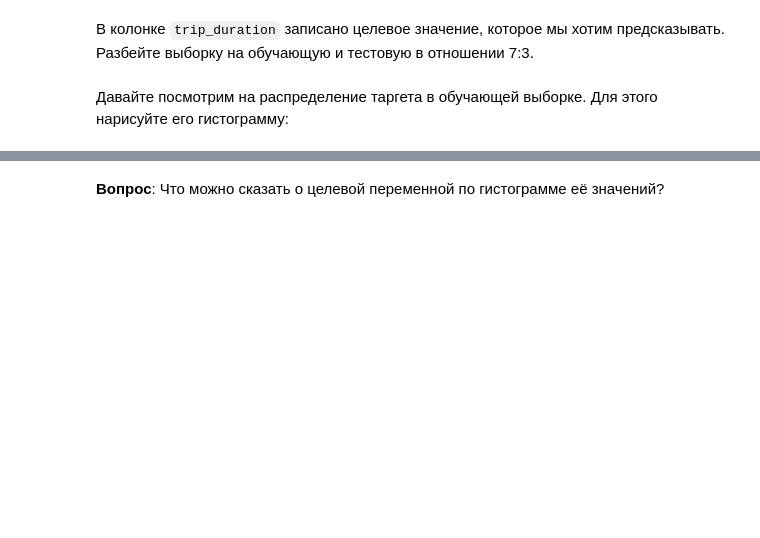
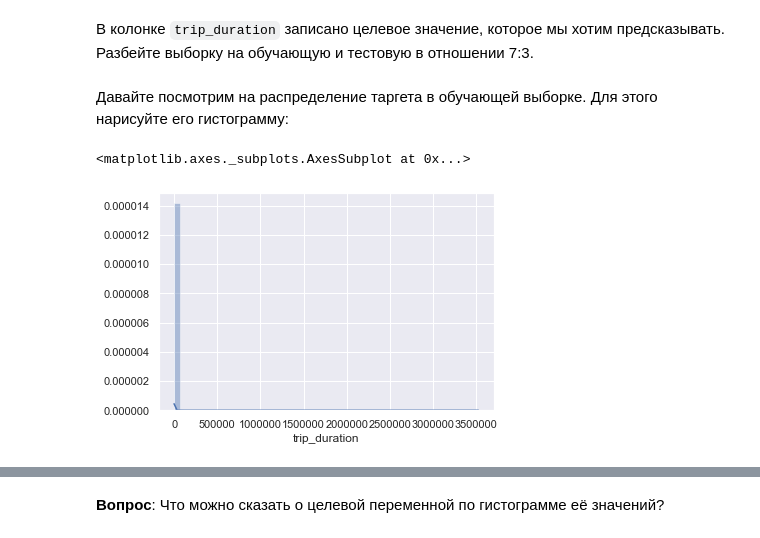
Before and after one commit to charzik/ml-hw, a Jupyter notebook: hw2/homework-practice-02.ipynb, the cells around one changed output, grey strips where cells are left out. Cells and saved outputs as stored; diff of their text form; code cells hidden in the pictures; blank space fills up the shorter version.

```diff
--- a/hw2/homework-practice-02.ipynb
+++ b/hw2/homework-practice-02.ipynb
@@ -57,0 +56,3 @@ sns.set(style="darkgrid")
+# %%
+data = pd.read_csv("nyc-taxi-trip-duration/train.csv")
+data.head()
@@ -61,0 +68,3 @@ sns.set(style="darkgrid")
+# %%
+data = data.drop(['dropoff_datetime'], axis=1)
+data.head()
@@ -61,0 +78,4 @@ sns.set(style="darkgrid")
+# %%
+import datetime
+data['pickup_datetime'] = pd.to_datetime(data['pickup_datetime'], format='%Y-%m-%d %H:%M:%S')
+data.head()
@@ -66,2 +91,9 @@ sns.set(style="darkgrid")
+# %%
+from sklearn.model_selection import train_test_split
+
+y = data["trip_duration"]
+X = data.drop(columns=["trip_duration"])
+
+X_train, X_test, y_train, y_test = train_test_split(X, y, test_size=0.3, random_state=10)
 # %% [markdown]
 Давайте посмотрим на распределение таргета в обучающей выборке. Для этого нарисуйте его гистограмму:
@@ -69,0 +100,5 @@ sns.set(style="darkgrid")
+# %%
+sns.distplot(y_train)
+# %% [output]
+<matplotlib.axes._subplots.AxesSubplot at 0x...>
+[figure, added]
```
Also changed, not shown: parts of 29 cells of this notebook.
